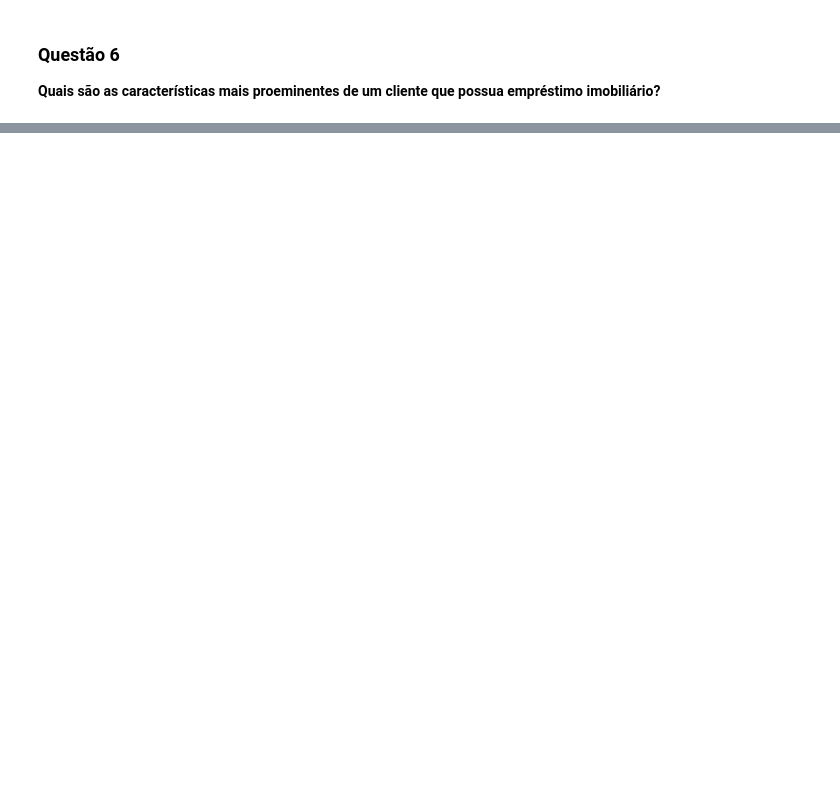
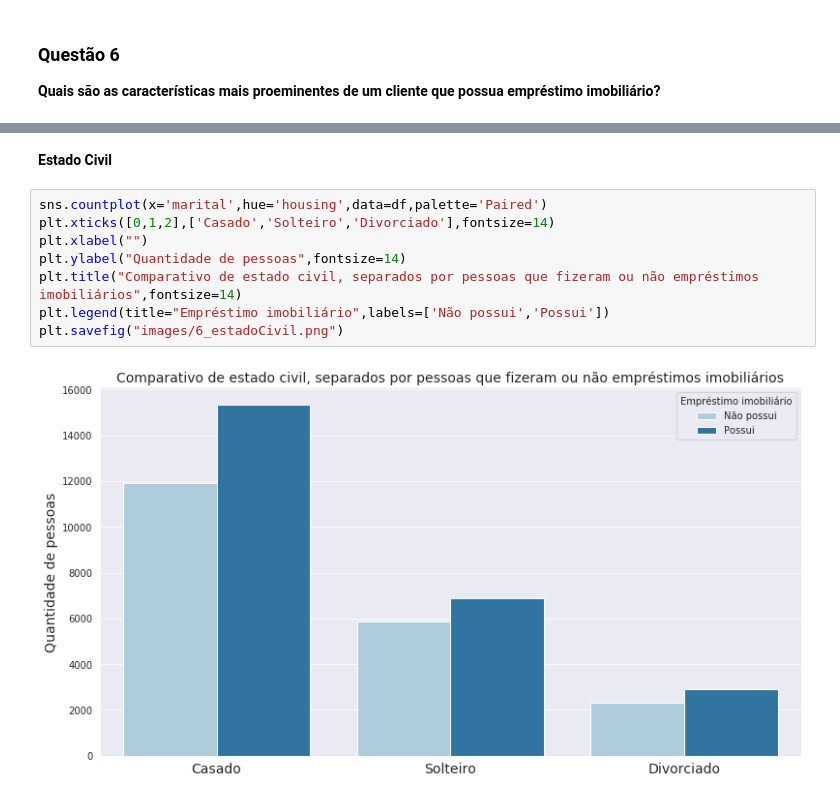
Before and after one commit to CesarFerreiraGermano/semantix_desafio, a Jupyter notebook: desafioSemantix_notebook.ipynb, the cells around one changed output, grey strips where cells are left out. Saved outputs shown, nothing was run; the diff lists cells and outputs as text; blank space fills up the shorter version.

```diff
--- a/desafioSemantix_notebook.ipynb
+++ b/desafioSemantix_notebook.ipynb
@@ -182,0 +228,12 @@ sns.scatterplot(x='balance',data=df,y='any_loan')
+# %% [markdown]
+**Estado Civil**
+# %%
+sns.countplot(x='marital',hue='housing',data=df,palette='Paired')
+plt.xticks([0,1,2],['Casado','Solteiro','Divorciado'],fontsize=14)
+plt.xlabel("")
+plt.ylabel("Quantidade de pessoas",fontsize=14)
+plt.title("Comparativo de estado civil, separados por pessoas que fizeram ou não empréstimos imobiliários",fontsize=14)
+plt.legend(title="Empréstimo imobiliário",labels=['Não possui','Possui'])
+plt.savefig("images/6_estadoCivil.png")
+# %% [output]
+[figure, added]
```
Also changed, not shown: parts of 12 cells of this notebook, 4 other files.
